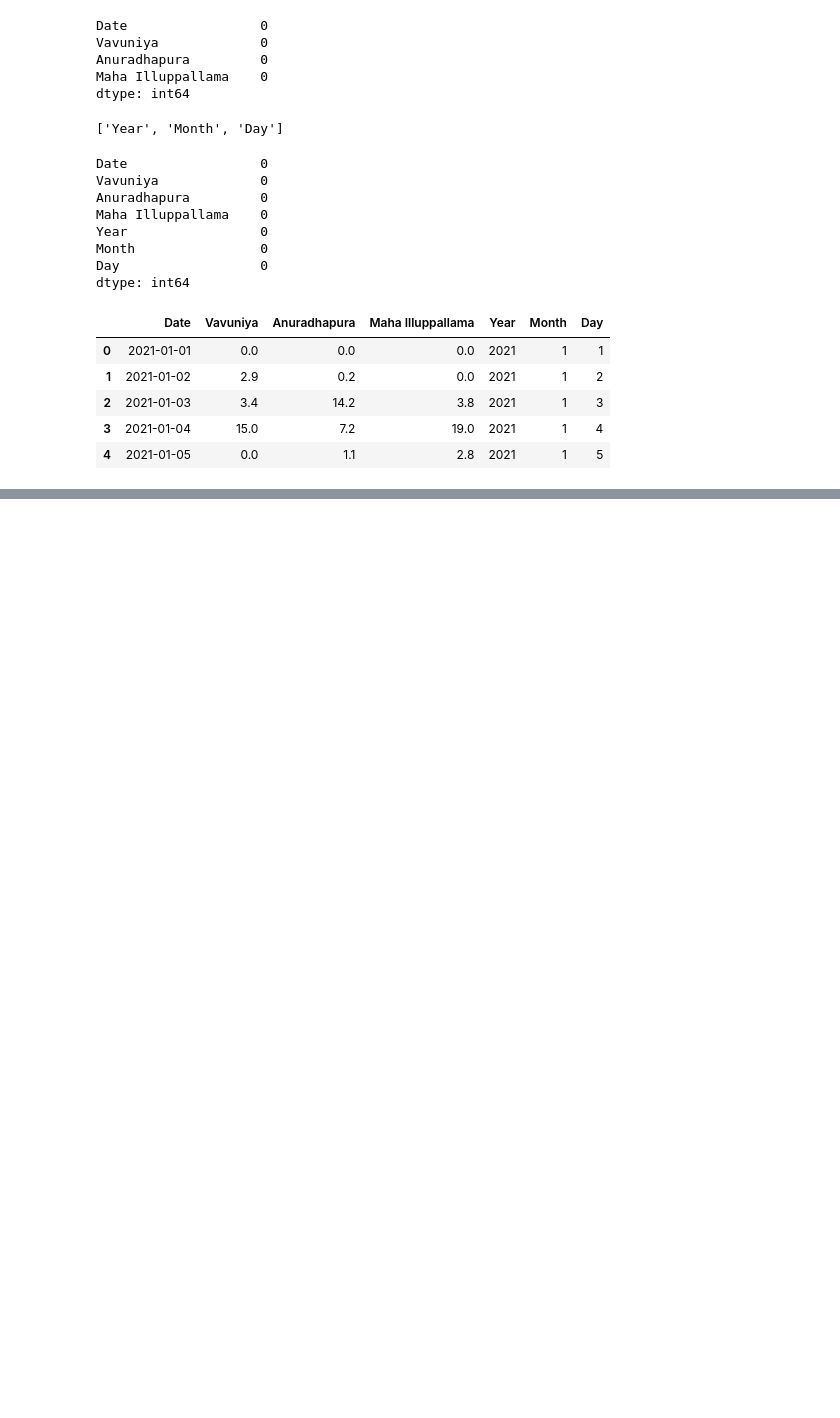
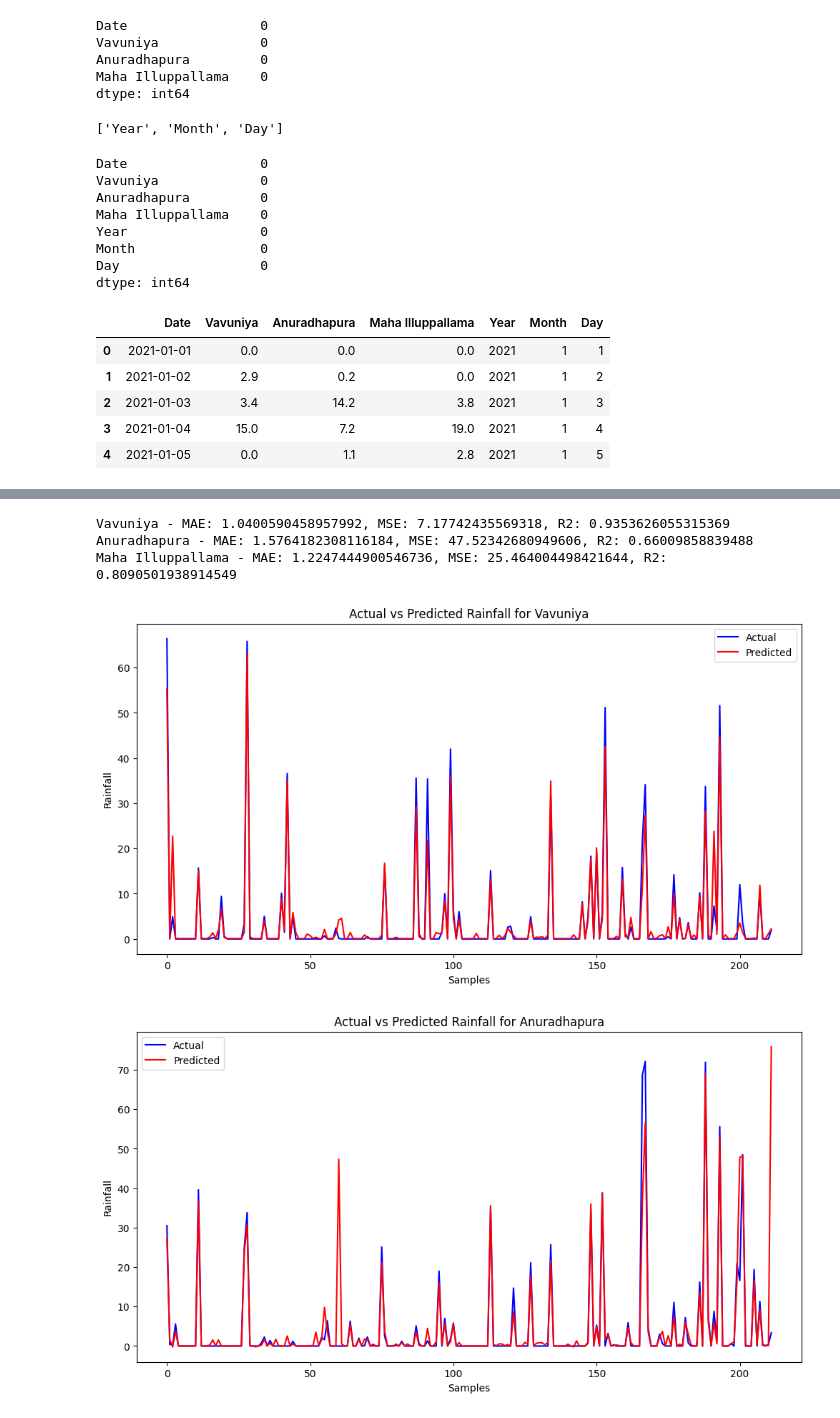
Before and after one commit to cepdnaclk/e19-co544-Rainfall-Prediction-System, a Jupyter notebook: Models/GBR.ipynb, the cells around one changed output, grey strips where cells are left out. Cells and saved outputs as stored; diff of their text form; code cells hidden in the pictures; blank space fills up the shorter version.

```diff
--- a/Models/GBR.ipynb
+++ b/Models/GBR.ipynb
@@ -27,6 +27,8 @@ Anuradhapura         0
 Maha Illuppallama    0
 dtype: int64
 # %%
+df = pd.read_csv("transformed_rainfall_data.csv")
+
 # Convert the Date column to datetime format
 df['Date'] = pd.to_datetime(df['Date'], format='%Y%m%d')
 
@@ -64,0 +95,7 @@ df.head()
+# %%
+# Display the results
+for target, metrics in results.items():
+    print(f"Results for {target}:")
+    print(f"  MAE: {metrics['MAE']}")
+    print(f"  MSE: {metrics['MSE']}")
+    print(f"  R2: {metrics['R2']}")
@@ -131,5 +269,26 @@ for station in stations:
     mae = mean_absolute_error(y_test, y_pred)
     mse = mean_squared_error(y_test, y_pred)
     r2 = r2_score(y_test, y_pred)
+
+    results[station] = {
+        'MAE': mae,
+        'MSE': mse,
+        'R2': r2
+    }
+
+    predictions[station] = {
+        'y_test': y_test,
+        'y_pred': y_pred
+    }
+
+    print(f'Results for {station}:')
+    print(f'  MAE: {mae}')
+    print(f'  MSE: {mse}')
+    print(f'  R2: {r2}')
+    print()
+
+# Display the results
+for station, metrics in results.items():
+    print(f'{station} - MAE: {metrics["MAE"]}, MSE: {metrics["MSE"]}, R2: {metrics["R2"]}')
 # %% [output]
 Results for Vavuniya:
@@ -146,0 +312,21 @@ Results for Maha Illuppallama:
+# %%
+# Display the results
+for station, metrics in results.items():
+    print(f'{station} - MAE: {metrics["MAE"]}, MSE: {metrics["MSE"]}, R2: {metrics["R2"]}')
+
+# Plotting the results
+for station in stations:
+    plt.figure(figsize=(12, 6))
+    plt.plot(predictions[station]['y_test'].values, label='Actual', color='blue')
+    plt.plot(predictions[station]['y_pred'], label='Predicted', color='red')
+    plt.title(f'Actual vs Predicted Rainfall for {station}')
+    plt.xlabel('Samples')
+    plt.ylabel('Rainfall')
+    plt.legend()
+    plt.show()
+# %% [output]
+Vavuniya - MAE: 1.0400590458957992, MSE: 7.17742435569318, R2: 0.9353626055315369
+Anuradhapura - MAE: 1.5764182308116184, MSE: 47.52342680949606, R2: 0.66009858839488
+Maha Illuppallama - MAE: 1.2247444900546736, MSE: 25.464004498421644, R2: 0.8090501938914549
+[figure, added]
+[figure, added]
```
Also changed, not shown: parts of 8 cells of this notebook, 6 other files.
